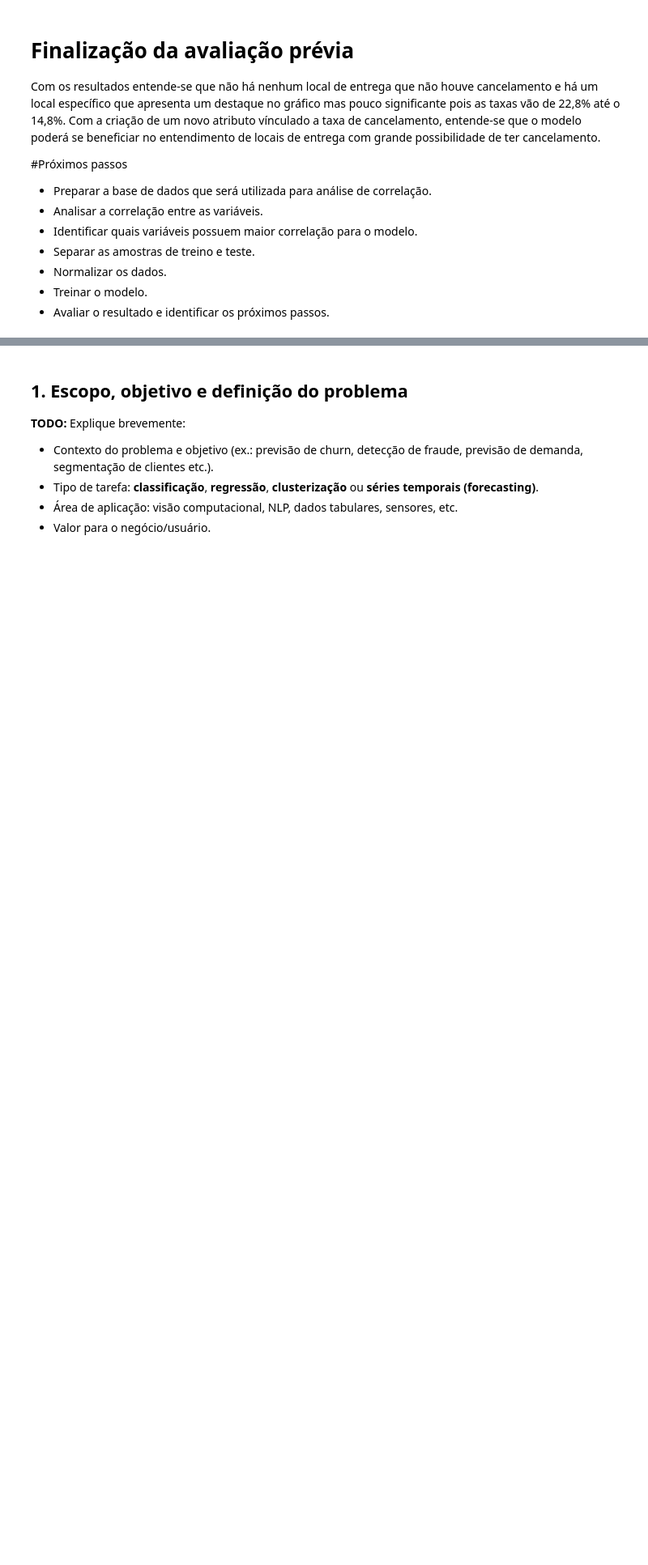
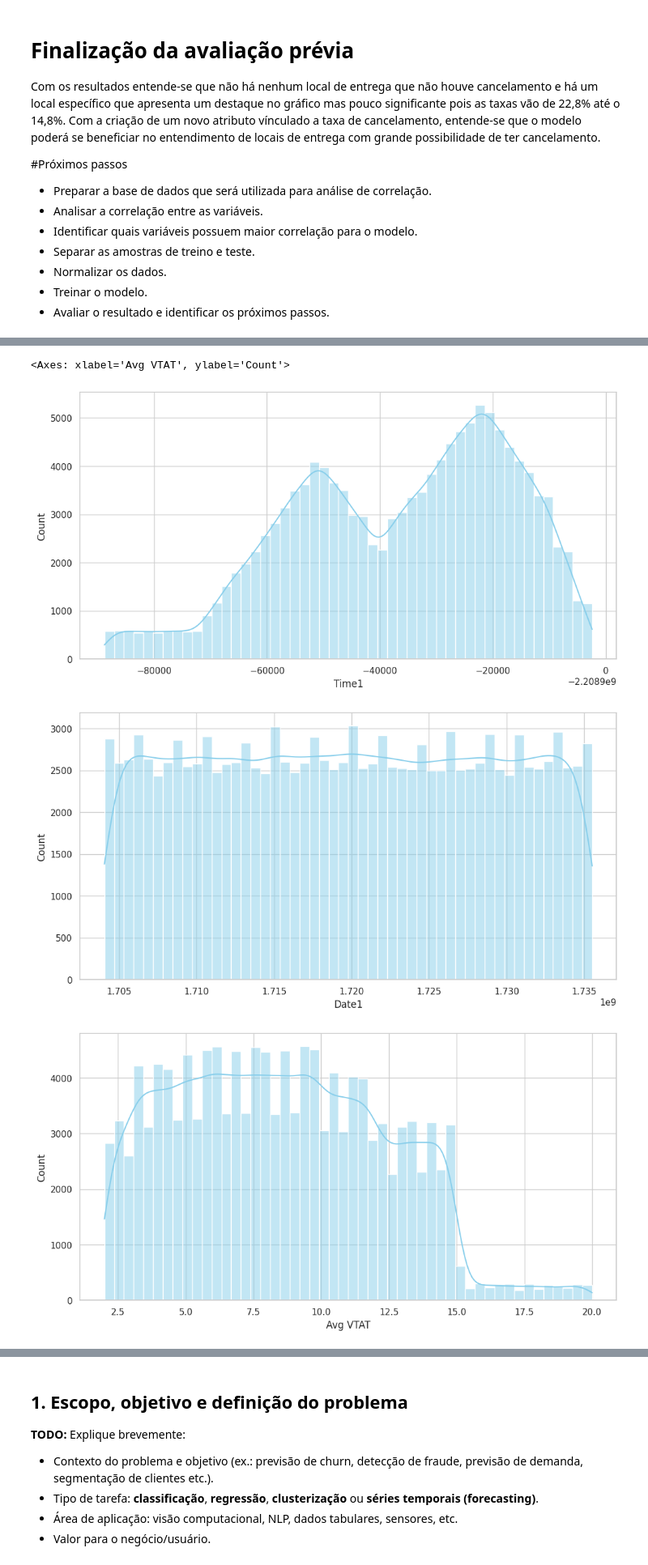
Before and after one commit to enakirimoto/Machine-Learning-and-Analytics, a Jupyter notebook: Projeto_Eric_MVP_ML_&_Analytics.ipynb, the cells around one changed output, grey strips where cells are left out. Shown at 81% size. Drawn from its saved outputs; the diff is of its cells as text; code cells hidden in the pictures; blank space fills up the shorter version.

```diff
--- a/Projeto_Eric_MVP_ML_&_Analytics.ipynb
+++ b/Projeto_Eric_MVP_ML_&_Analytics.ipynb
@@ -468 +468,16 @@ memory usage: 5.7+ MB
 None
+# %%
+#Filtro das informações para o modelo
+
+# Aparentemente deu certo a substituição de todos os valores e agora vou eliminar os atributos que não são relevantes
+
+columns_use = ['Date', 'Time', 'Vehicle Type', 'Avg VTAT','Driver Cancellation Reason','Cancelled Rides by Driver']
+df_model_clean = df_model_merged[columns_use]
+print(df_model_clean.info())
+
+
+#Agora vou filtrar os valores do atributo 'Driver Cancellation Reason' que são referentes a gripe
+
+df_model_clean = df_model_clean[df_model_clean['Driver Cancellation Reason'] != 'The customer was coughing/sick']
+
+print(df_model_clean.info())
@@ -469,3 +569,25 @@ None
+# %%
+# Verificando o comportamento dos atributos
+
+# Plotando as horas
+sns.set_theme(style="whitegrid")
+plt.figure(figsize=(12, 6))
+sns.histplot(df_model_clean2['Time1'], kde=True, bins=50, color='skyblue')
+
+# Plotando os dias
+sns.set_theme(style="whitegrid")
+plt.figure(figsize=(12, 6))
+sns.histplot(df_model_clean2['Date1'], kde=True, bins=50, color='skyblue')
+
+# Plotando os tempos médios
+sns.set_theme(style="whitegrid")
+plt.figure(figsize=(12, 6))
+sns.histplot(df_model_clean2['Avg VTAT'], kde=True, bins=50, color='skyblue')
+# %% [output]
+<Axes: xlabel='Avg VTAT', ylabel='Count'>
+[figure, added]
+[figure, added]
+[figure, added]
 # %%
 # dx = df.groupby("Cancelled Rides by Driver").
 # print(dx)
```
Also changed, not shown: parts of 14 cells of this notebook.
